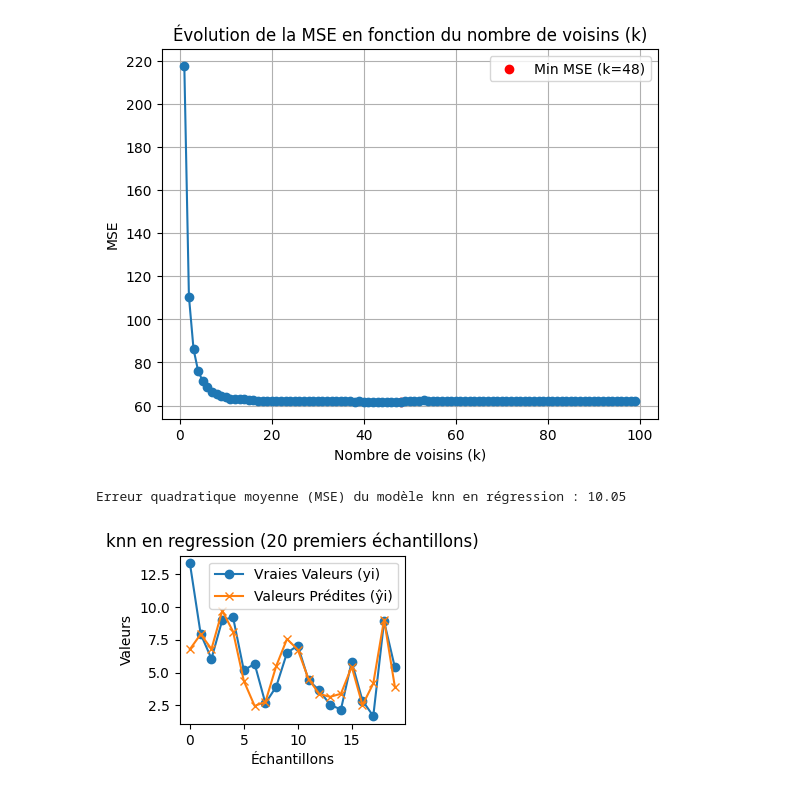
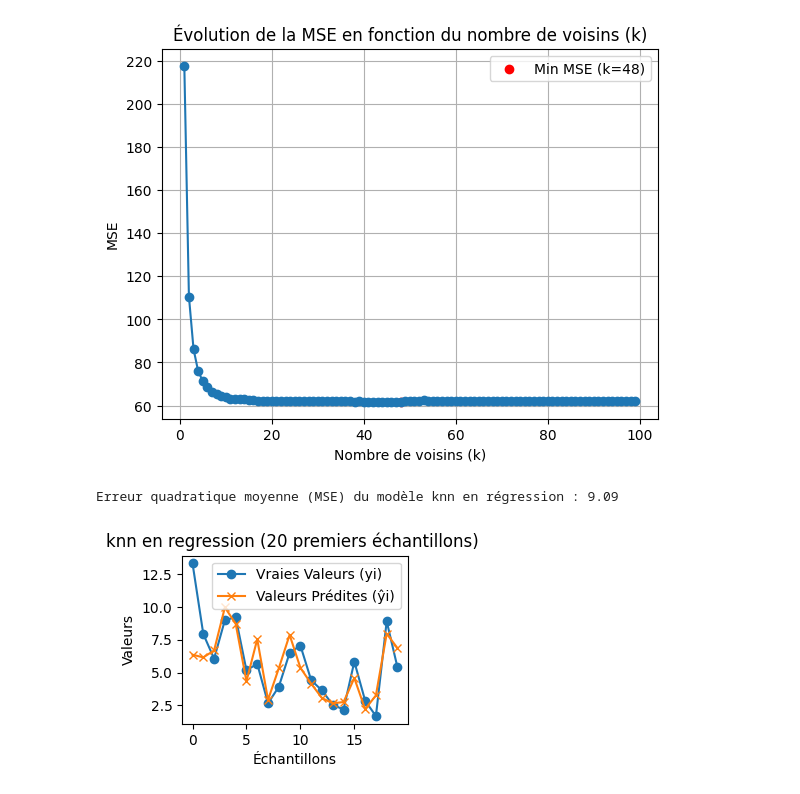
Before and after one commit to MatteoGentili/Apprentissage_Automatique_Project, a Jupyter notebook: Python_files/optimisation_knn_retards.ipynb, the cells around one changed output. Drawn from its saved outputs; the diff is of its cells as text; code cells hidden in the pictures.

```diff
--- a/Python_files/optimisation_knn_retards.ipynb
+++ b/Python_files/optimisation_knn_retards.ipynb
@@ -226,27 +226,27 @@ Moyenne des performances de validation croisée: 61.6997345447561
 # %%
 #on choisit donc
 n = best_params['knn__n_neighbors']
 
 # Créez la pipeline avec la mise à l'échelle et le modèle knn Regressor en utilisant le meilleur hyperparametre n = nb_voisins
 final_knn_pipeline= Pipeline([
     ('scaler', StandardScaler()),
-    ('knn', KNeighborsRegressor(n_neighbors=n))
+    ('knn', KNeighborsRegressor(n_neighbors=20))
 ])
 
 final_knn_pipeline .fit(X_train, y_train)
 model_final_mse = mean_squared_error(y_test, final_knn_pipeline .predict(X_test))
 print(f"Erreur quadratique moyenne (MSE) du modèle knn en régression : {model_final_mse:.2f}")
 
 # Modèle knn en régression
 plt.subplot(222)
 plt.plot(np.arange(20), y_test[:20], label="Vraies Valeurs (yi)", marker='o')
 plt.plot(np.arange(20), final_knn_pipeline .predict(X_test)[:20], label="Valeurs Prédites (ŷi)", marker='x')
 plt.xlabel("Échantillons")
 plt.ylabel("Valeurs")
 plt.title("knn en regression (20 premiers échantillons) ")
 plt.legend()
 
 plt.show()
 # %% [output]
-Erreur quadratique moyenne (MSE) du modèle knn en régression : 10.05
+Erreur quadratique moyenne (MSE) du modèle knn en régression : 9.09
-[figure, old version]
+[figure, new version]
```
Also changed, not shown: 2 other files.
